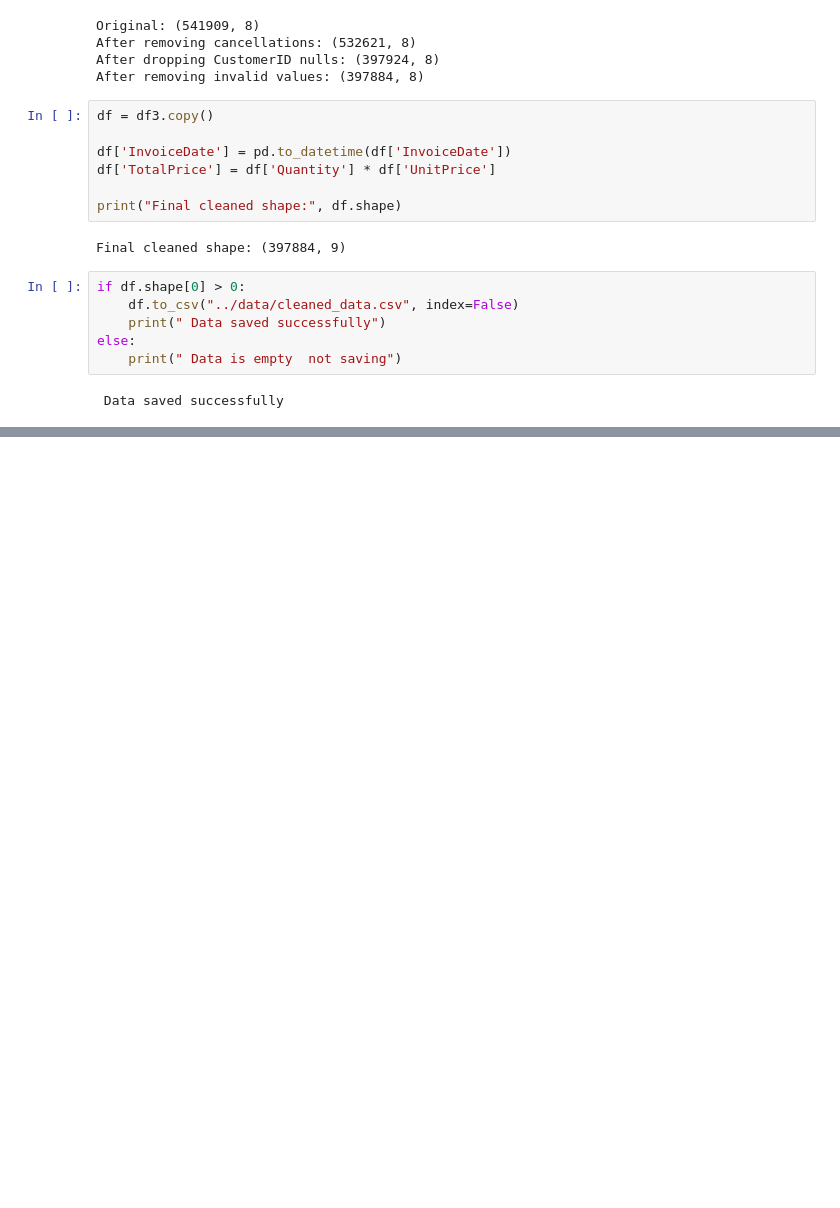
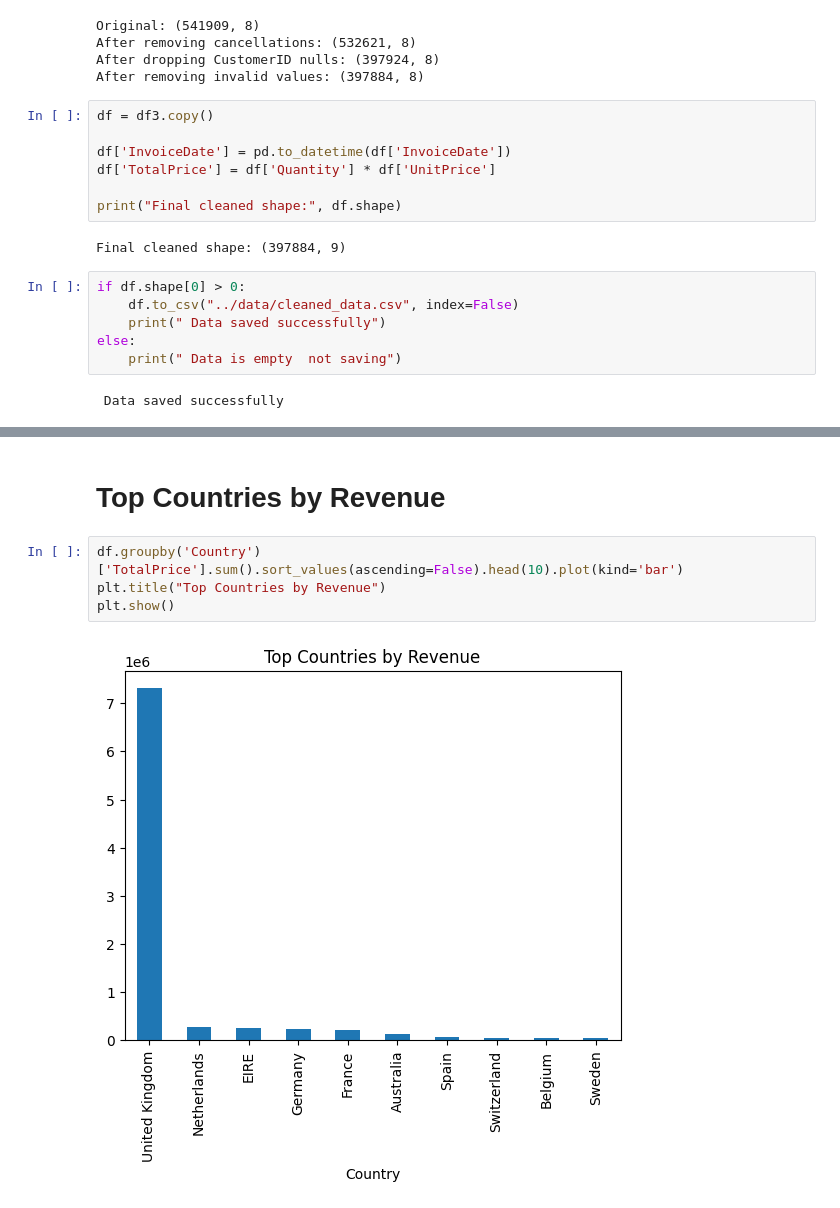
Before and after one commit to azizkh4ndev-ops/NeuralRetail, a Jupyter notebook: notebooks/eda.ipynb, the cells around one changed output, grey strips where cells are left out. Drawn from its saved outputs; the diff is of its cells as text; blank space fills up the shorter version.

```diff
--- a/notebooks/eda.ipynb
+++ b/notebooks/eda.ipynb
@@ -113,0 +133,8 @@ Index(['InvoiceNo', 'StockCode', 'Description', 'Quantity', 'InvoiceDate',
+# %% [markdown]
+# Top Countries by Revenue
+# %%
+df.groupby('Country')['TotalPrice'].sum().sort_values(ascending=False).head(10).plot(kind='bar')
+plt.title("Top Countries by Revenue")
+plt.show()
+# %% [output]
+[figure, added]
```
Also changed, not shown: parts of 10 cells of this notebook, 1 other file.
